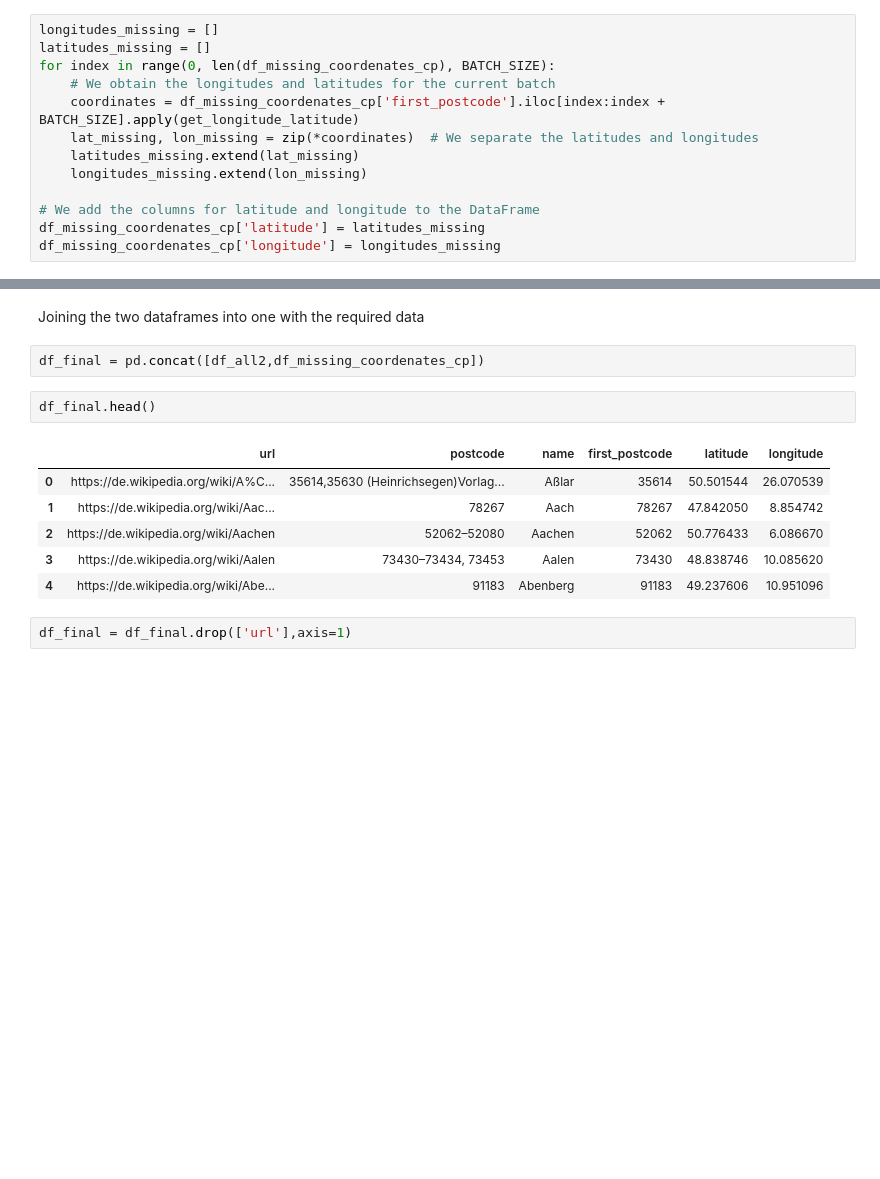
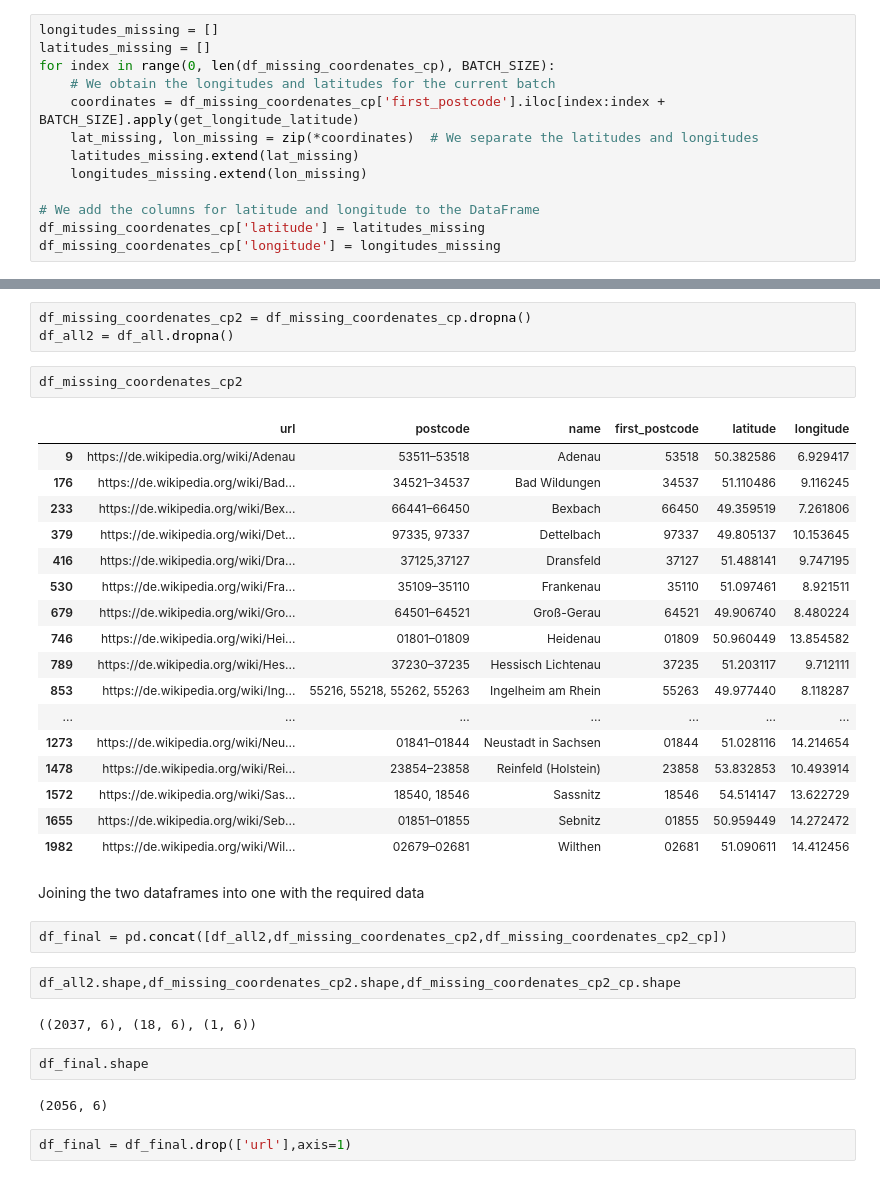
Before and after one commit to Ferricty/data-challenge, a Jupyter notebook: Data_challenge.ipynb, the cells around one changed output, grey strips where cells are left out. Drawn from its saved outputs; the diff is of its cells as text; blank space fills up the shorter version.

```diff
--- a/Data_challenge.ipynb
+++ b/Data_challenge.ipynb
@@ -416,16 +472,38 @@ df_all2 = df_all.dropna()
+# %%
+df_missing_coordenates_cp2 = df_missing_coordenates_cp.dropna()
+df_all2 = df_all.dropna()
+# %%
+df_missing_coordenates_cp2
+# %% [output]
+|  | url | postcode | name | first_postcode | latitude | longitude |
+| 9 | https://de.wikipedia.org/wiki/Adenau | 53511–53518 | Adenau | 53518 | 50.382586 | 6.929417 |
+| 176 | https://de.wikipedia.org/wiki/Bad... | 34521–34537 | Bad Wildungen | 34537 | 51.110486 | 9.116245 |
+| 233 | https://de.wikipedia.org/wiki/Bex... | 66441–66450 | Bexbach | 66450 | 49.359519 | 7.261806 |
+| 379 | https://de.wikipedia.org/wiki/Det... | 97335, 97337 | Dettelbach | 97337 | 49.805137 | 10.153645 |
+| 416 | https://de.wikipedia.org/wiki/Dra... | 37125,37127 | Dransfeld | 37127 | 51.488141 | 9.747195 |
+| 530 | https://de.wikipedia.org/wiki/Fra... | 35109–35110 | Frankenau | 35110 | 51.097461 | 8.921511 |
+| 679 | https://de.wikipedia.org/wiki/Gro... | 64501–64521 | Groß-Gerau | 64521 | 49.906740 | 8.480224 |
+| 746 | https://de.wikipedia.org/wiki/Hei... | 01801–01809 | Heidenau | 01809 | 50.960449 | 13.854582 |
+| 789 | https://de.wikipedia.org/wiki/Hes... | 37230–37235 | Hessisch Lichtenau | 37235 | 51.203117 | 9.712111 |
+| 853 | https://de.wikipedia.org/wiki/Ing... | 55216, 55218, 55262, 55263 | Ingelheim am Rhein | 55263 | 49.977440 | 8.118287 |
+| ... | ... | ... | ... | ... | ... | ... |
+| 1273 | https://de.wikipedia.org/wiki/Neu... | 01841–01844 | Neustadt in Sachsen | 01844 | 51.028116 | 14.214654 |
+| 1478 | https://de.wikipedia.org/wiki/Rei... | 23854–23858 | Reinfeld (Holstein) | 23858 | 53.832853 | 10.493914 |
+| 1572 | https://de.wikipedia.org/wiki/Sas... | 18540, 18546 | Sassnitz | 18546 | 54.514147 | 13.622729 |
+| 1655 | https://de.wikipedia.org/wiki/Seb... | 01851–01855 | Sebnitz | 01855 | 50.959449 | 14.272472 |
+| 1982 | https://de.wikipedia.org/wiki/Wil... | 02679–02681 | Wilthen | 02681 | 51.090611 | 14.412456 |
 # %% [markdown]
 Joining the two dataframes into one with the required data
 # %%
-df_final = pd.concat([df_all2,df_missing_coordenates_cp])
+df_final = pd.concat([df_all2,df_missing_coordenates_cp2,df_missing_coordenates_cp2_cp])
+# %%
+df_all2.shape,df_missing_coordenates_cp2.shape,df_missing_coordenates_cp2_cp.shape
+# %% [output]
+((2037, 6), (18, 6), (1, 6))
 # %%
-df_final.head()
+df_final.shape
 # %% [output]
-|  | url | postcode | name | first_postcode | latitude | longitude |
-| 0 | https://de.wikipedia.org/wiki/A%C... | 35614,35630 (Heinrichsegen)Vorlag... | Aßlar | 35614 | 50.501544 | 26.070539 |
-| 1 | https://de.wikipedia.org/wiki/Aac... | 78267 | Aach | 78267 | 47.842050 | 8.854742 |
-| 2 | https://de.wikipedia.org/wiki/Aachen | 52062–52080 | Aachen | 52062 | 50.776433 | 6.086670 |
-| 3 | https://de.wikipedia.org/wiki/Aalen | 73430–73434, 73453 | Aalen | 73430 | 48.838746 | 10.085620 |
-| 4 | https://de.wikipedia.org/wiki/Abe... | 91183 | Abenberg | 91183 | 49.237606 | 10.951096 |
+(2056, 6)
 # %%
 df_final = df_final.drop(['url'],axis=1)
 # %%
```
Also changed, not shown: parts of 28 cells of this notebook.
